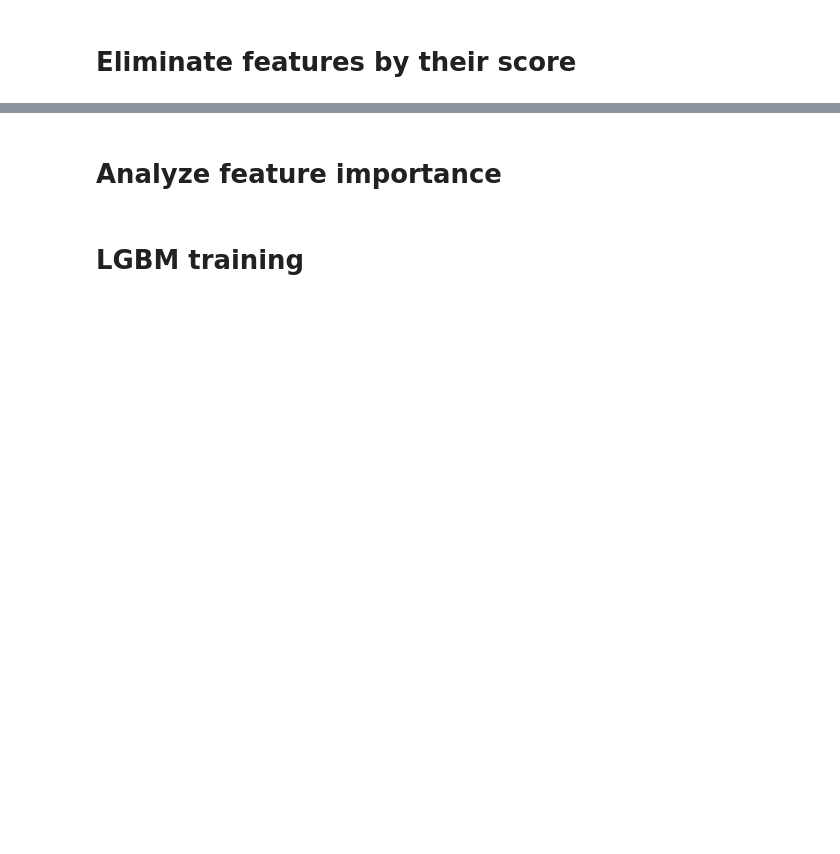
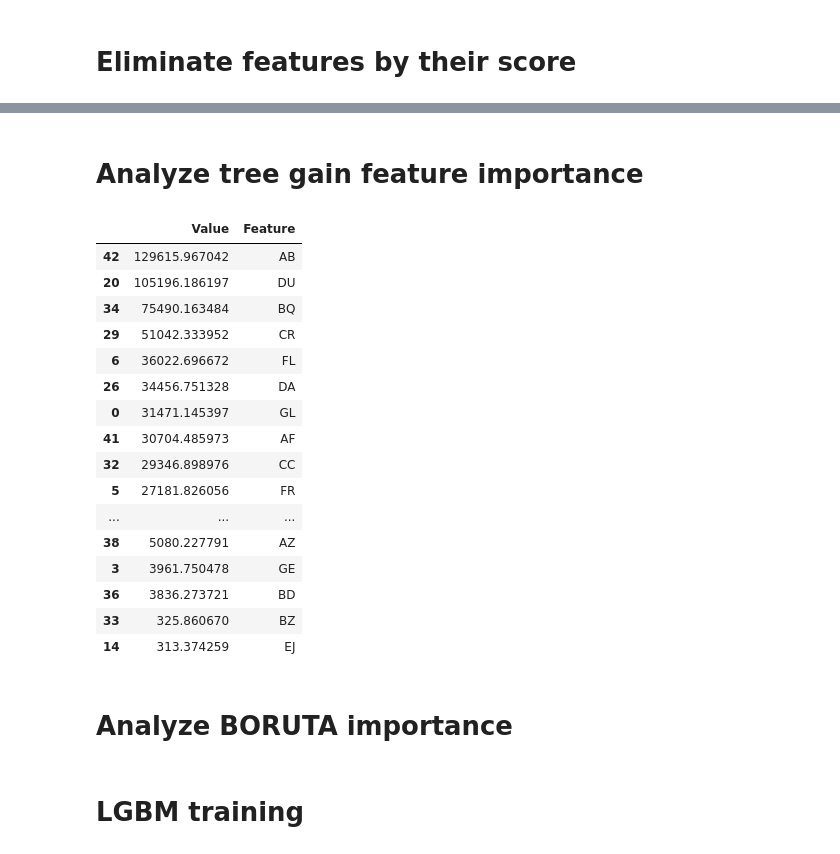
Before and after one commit to beatwad/ICR, a Jupyter notebook: robust-validation-framework-multilabel-ipynb.ipynb, the cells around one changed output, grey strips where cells are left out. Cells and saved outputs as stored; diff of their text form; code cells hidden in the pictures; blank space fills up the shorter version.

Commit message:
Add Boruta SHAP feature selection.

```diff
--- a/robust-validation-framework-multilabel-ipynb.ipynb
+++ b/robust-validation-framework-multilabel-ipynb.ipynb
@@ -498,11 +501,13 @@ class MultilabelStratifiedShuffleSplit(BaseShuffleSplit):
 # %% [markdown]
 # LGBM hyperparameters tuning
 # %%
+from shaphypetune import BoostBoruta
+
 class CFG:
-    n_repeats = 2
+    n_repeats = 4
     n_folds = 5
     num_boost_round = 10000
-    seeds = [42, 228, 265, 21, 8081988, 5062023]
+    seeds = [1, 42, 228, 265, 21, 8081988, 5062023, 666, 1488]
 
 params = {
         'boosting_type':'goss',
@@ -547,7 +552,7 @@ def calc_log_loss_weight(y_true):
     w0, w1 = 1/(nc[0]/y_true.shape[0]), 1/(nc[1]/y_true.shape[0])
     return w0, w1
 
-def lgbm_tuning(features, permut=False):
+def lgbm_tuning(features, permut=False, boruta=False):
     metric = balanced_log_loss
     eval_results_ = {}
 
@@ -556,6 +561,7 @@ def lgbm_tuning(features, permut=False):
 
     perm_df_ = pd.DataFrame()
     feature_importances_ = pd.DataFrame()
+    boruta_df_ = pd.DataFrame()
 
     for i in range(CFG.n_repeats):
         print(f'Repeat {blu}#{i+1}')
@@ -564,8 +570,8 @@ def lgbm_tuning(features, permut=False):
 
         # Stratify based on Class and Alpha (3 types of conditions)
         for fold, (train_idx, val_idx) in enumerate(kf.split(X=train_df[features], y=greeks.iloc[:,1:3]), start = 1):
-#             X, y = train_df[features], train_df.Class
-            X, y = generated_features_train, train_df.Class
+            X, y = train_df[features], train_df.Class
+#             X, y = generated_features_train, train_df.Class
             # Split the dataset according to the fold indexes.
             X_train = X.iloc[train_idx]
             X_val = X.iloc[val_idx]
@@ -643,6 +649,19 @@ def lgbm_tuning(features, permut=False):
 
                     feature_importances_['Value'] += f_i['Value']
 
+                # Boruta SHAP importance
+                if boruta:
+                    model = BoostBoruta(clf, importance_type='shap_importances', train_importance=False)
+                    model.fit(X_train, y_train, eval_set=[(X_train, y_train), (X_val, y_val)],
+                              eval_metric=bll_metric, early_stopping_rounds=300, verbose=-1)
+
+                    boruta_importance_df = pd.DataFrame({'importance': model.ranking_},
+                                                         index=X_train.columns).sort_index()
+                    if boruta_df_.shape[0] == 0:
+                        boruta_df_ = boruta_importance_df.copy()
+                    else:
+                        boruta_df_ += boruta_importance_df
+
             mean_cv_score = metric(y_outer, oof_inner)
             print(f'{red} Inner CV score: {res} {metric.__name__}: {red}{mean_cv_score:.5f}{res}')
             print(f'{"*" * 50}\n')
@@ -667,8 +686,13 @@ def lgbm_tuning(features, permut=False):
     if permut:
         perm_df_ = perm_df_.sort_values('importance', ascending=False)
 
-    return perm_df_, feature_importances_.sort_values('Value', ascending=False), np.mean(inner_cv_score), np.mean(outer_cv_score)
+    if boruta:
+        boruta_df_ = boruta_df_.sort_values('importance')
 
-perm_df_, feature_importances_, inner_cv_score, outer_cv_score = lgbm_tuning(features, permut=True)
+    feature_importances_ = feature_importances_.sort_values('Value', ascending=False)
+
+        return perm_df_, feature_importances_, boruta_df_, np.mean(inner_cv_score), np.mean(outer_cv_score)
+
+perm_df_, feature_importances_, boruta_df_, inner_cv_score, outer_cv_score = lgbm_tuning(features, permut=False, boruta=True)
 # %% [output]
 Repeat #1
@@ -711,2 +756,2 @@ Inner CV avg score:  balanced_log_loss: 0.18339
 # %% [markdown]
-# Analyze feature importance
+# Analyze tree gain feature importance
@@ -715,0 +758,25 @@ Inner CV avg score:  balanced_log_loss: 0.18339
+# %%
+feature_importances_.to_csv('feature_importances.csv')
+feature_importances_
+# fi_cols = set(feature_importances_['Feature'].values[-20:])
+# fi_cols
+# %% [output]
+|  | Value | Feature |
+| 42 | 129615.967042 | AB |
+| 20 | 105196.186197 | DU |
+| 34 | 75490.163484 | BQ |
+| 29 | 51042.333952 | CR |
+| 6 | 36022.696672 | FL |
+| 26 | 34456.751328 | DA |
+| 0 | 31471.145397 | GL |
+| 41 | 30704.485973 | AF |
+| 32 | 29346.898976 | CC |
+| 5 | 27181.826056 | FR |
+| ... | ... | ... |
+| 38 | 5080.227791 | AZ |
+| 3 | 3961.750478 | GE |
+| 36 | 3836.273721 | BD |
+| 33 | 325.860670 | BZ |
+| 14 | 313.374259 | EJ |
+# %% [markdown]
+# Analyze BORUTA importance
```
Also changed, not shown: parts of 11 cells of this notebook.
